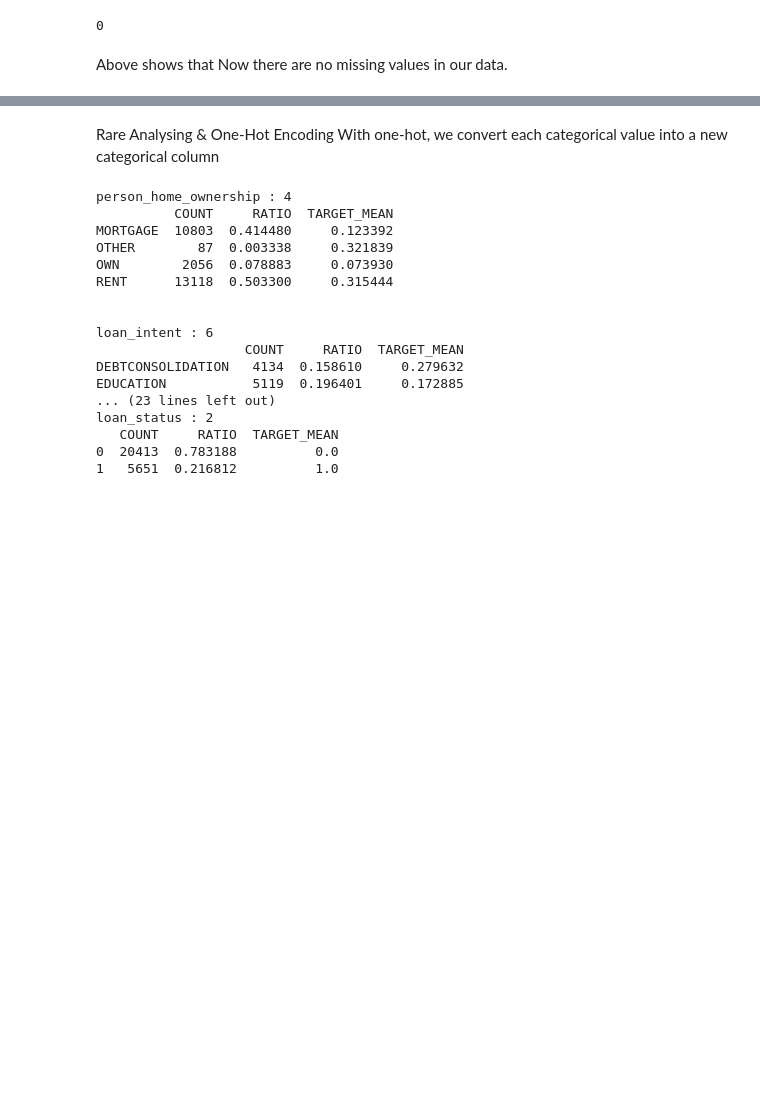
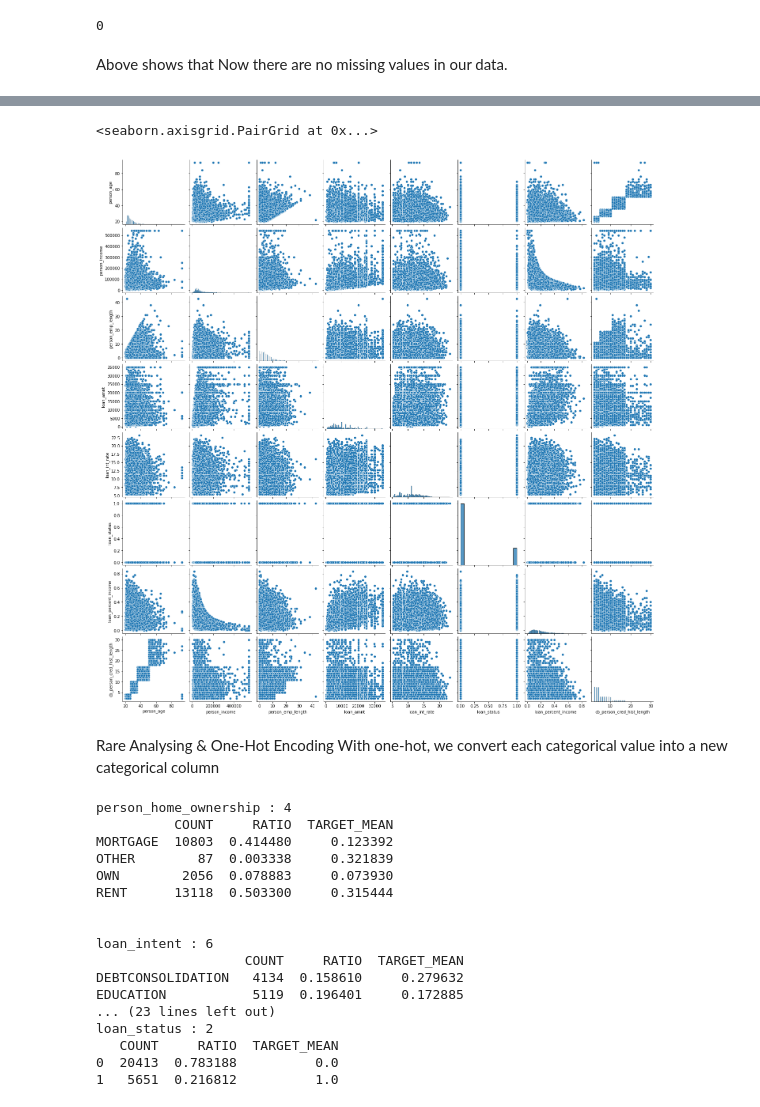
Before and after one commit to SidhST12/BSIP_Assignment_4_Students, a Jupyter notebook: asn4_start.ipynb, the cells around one changed output, grey strips where cells are left out. Cells and saved outputs as stored; diff of their text form; code cells hidden in the pictures; blank space fills up the shorter version.

```diff
--- a/asn4_start.ipynb
+++ b/asn4_start.ipynb
@@ -389,3 +400,8 @@ Above shows that Now there are no missing values in our data.
+# %%
+sns.pairplot(df)
+# %% [output]
+<seaborn.axisgrid.PairGrid at 0x...>
+[figure, added]
 # %% [markdown]
 Rare Analysing & One-Hot Encoding
  With one-hot, we convert each categorical value into a new categorical column
```
Also changed, not shown: parts of 2 cells of this notebook.
